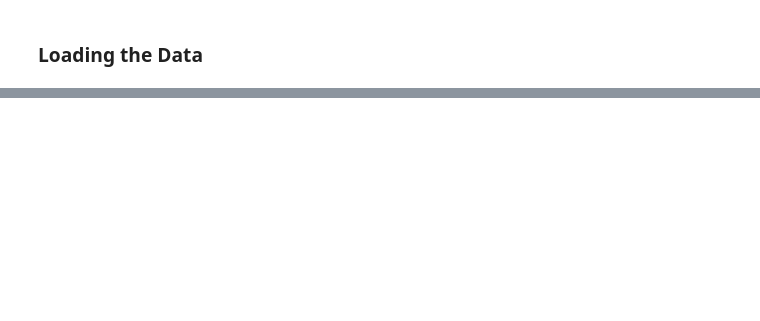
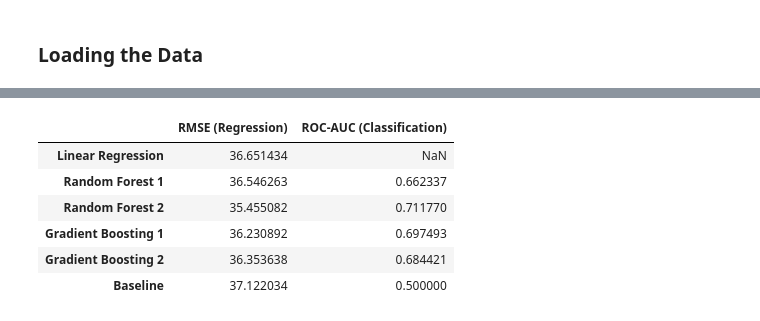
Before and after one commit to UCB-stat-159-f25/final-group21, a Jupyter notebook: predictions.ipynb, the cells around one changed output, grey strips where cells are left out. Cells and saved outputs as stored; diff of their text form; code cells hidden in the pictures; blank space fills up the shorter version.

```diff
--- a/predictions.ipynb
+++ b/predictions.ipynb
@@ -151,0 +121,28 @@ results_cla
+# %%
+# Concatenating our results and showing them in a table
+performances = pd.concat(
+    [pd.Series(results_reg, name="RMSE (Regression)"),
+     pd.Series({key: value["roc_auc"] for key, value in results_cla.items()},
+               name="ROC-AUC (Classification)")],
+    axis=1
+)
+
+# Creating the baseline row
+performances.loc["Baseline"] = [
+    # The baseline RMSE is the standard deviation of the test response
+    np.std(y_reg_test),
+
+    # Random guessing in a classification problem corresponds to a ROC-AUC of 0.5
+    0.5
+]
+
+# Showing the table
+performances
+# %% [output]
+|  | RMSE (Regression) | ROC-AUC (Classification) |
+| Linear Regression | 36.651434 | NaN |
+| Random Forest 1 | 36.546263 | 0.662337 |
+| Random Forest 2 | 35.455082 | 0.711770 |
+| Gradient Boosting 1 | 36.230892 | 0.697493 |
+| Gradient Boosting 2 | 36.353638 | 0.684421 |
+| Baseline | 37.122034 | 0.500000 |
```
Also changed, not shown: parts of 30 cells of this notebook, 1 other file.
